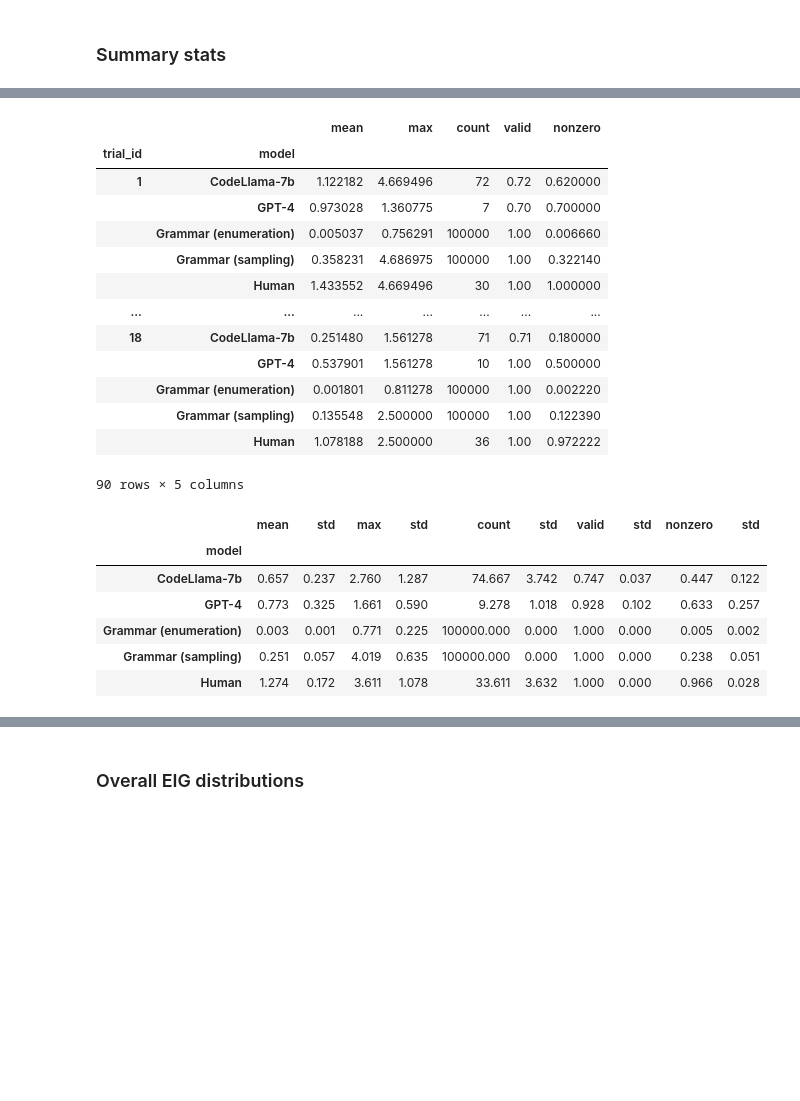
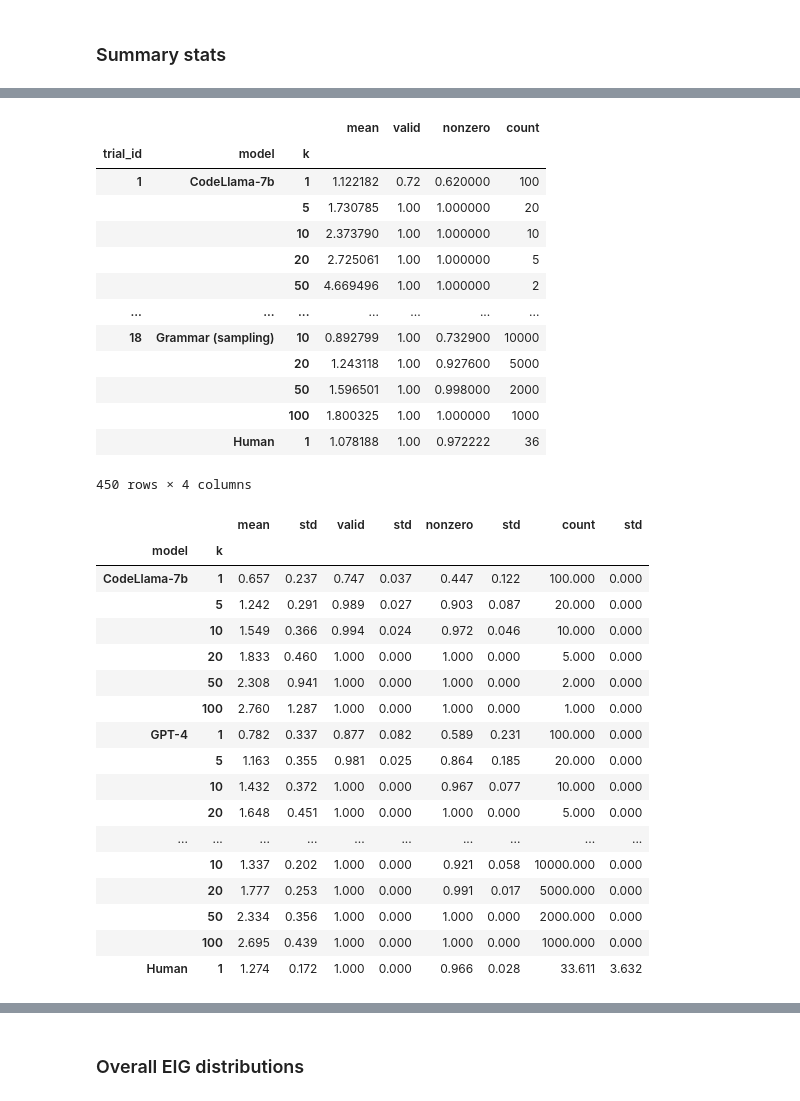
Before and after one commit to gabegrand/battleship, a Jupyter notebook: experiments/cogsci/analysis.ipynb, the cells around one changed output, grey strips where cells are left out. Drawn from its saved outputs; the diff is of its cells as text; code cells hidden in the pictures; blank space fills up the shorter version.

```diff
--- a/experiments/cogsci/analysis.ipynb
+++ b/experiments/cogsci/analysis.ipynb
@@ -71,7 +72,9 @@ df_codellama_7b
 | 1799 | 18 | Is there a ship at 3F? | (any (map (lambda x0 (== (coord x... | NaN | final | 19 | CodeLlama-7b |
 1800 rows × 7 columns
 # %%
-df_gpt4 = pd.read_csv(os.path.join(RESULTS_DIR, "gpt4-2024-01-23-21-53-34", "results.csv"))
+# df_gpt4 = pd.read_csv(os.path.join(RESULTS_DIR, "gpt4-2024-01-23-21-53-34", "results.csv"))
+df_gpt4 = pd.read_csv(os.path.join(RESULTS_DIR, "gpt4-2024-01-25-15-02-02", "results.csv"))
+
 df_gpt4["model"] = "GPT-4"
 df_gpt4
 # %% [output]
@@ -131,6 +195,8 @@ df_grammar_enumeration
 # %% [markdown]
 # Merge datasets
 # %%
-df = pd.concat([df_human, df_codellama_7b, df_gpt4, df_grammar_sampling, df_grammar_enumeration]).reset_index(drop=True)
+df = pd.concat([df_human, df_bootstrapped]).reset_index(drop=True)
+# df = pd.concat([df_human, df_codellama_7b, df_gpt4, df_grammar_sampling, df_grammar_enumeration]).reset_index(drop=True)
+df["k"] = df["k"].fillna(1).astype(int)
 df
 # %% [output]
@@ -154,9 +220,9 @@ df
 # %%
 aggregators = {
     "mean": "mean",
-    "max": "max",
-    "count": "count",
+    # "max": "max",
     "valid": lambda x: x.count() / len(x),
     "nonzero": lambda x: (x > 0).sum() / len(x),
+    "count": lambda x: len(x),
 }
 # %%
@@ -173,32 +250,43 @@ df_grouped_by_model
 # %%
-df_grouped_by_trial = df.groupby(["trial_id", "model"]).score.agg(**aggregators)
+df_grouped_by_trial = df.groupby(["trial_id", "model", "k"]).score.agg(**aggregators)
 df_grouped_by_trial
 # %% [output]
-|  |  | mean | max | count | valid | nonzero |
-| trial_id | model |  |  |  |  |  |
-| 1 | CodeLlama-7b | 1.122182 | 4.669496 | 72 | 0.72 | 0.620000 |
-|  | GPT-4 | 0.973028 | 1.360775 | 7 | 0.70 | 0.700000 |
-|  | Grammar (enumeration) | 0.005037 | 0.756291 | 100000 | 1.00 | 0.006660 |
-|  | Grammar (sampling) | 0.358231 | 4.686975 | 100000 | 1.00 | 0.322140 |
-|  | Human | 1.433552 | 4.669496 | 30 | 1.00 | 1.000000 |
+|  |  |  | mean | valid | nonzero | count |
+| trial_id | model | k |  |  |  |  |
+| 1 | CodeLlama-7b | 1 | 1.122182 | 0.72 | 0.620000 | 100 |
+|  |  | 5 | 1.730785 | 1.00 | 1.000000 | 20 |
+|  |  | 10 | 2.373790 | 1.00 | 1.000000 | 10 |
+|  |  | 20 | 2.725061 | 1.00 | 1.000000 | 5 |
+|  |  | 50 | 4.669496 | 1.00 | 1.000000 | 2 |
 | ... | ... | ... | ... | ... | ... | ... |
-| 18 | CodeLlama-7b | 0.251480 | 1.561278 | 71 | 0.71 | 0.180000 |
-|  | GPT-4 | 0.537901 | 1.561278 | 10 | 1.00 | 0.500000 |
-|  | Grammar (enumeration) | 0.001801 | 0.811278 | 100000 | 1.00 | 0.002220 |
-|  | Grammar (sampling) | 0.135548 | 2.500000 | 100000 | 1.00 | 0.122390 |
-|  | Human | 1.078188 | 2.500000 | 36 | 1.00 | 0.972222 |
+| 18 | Grammar (sampling) | 10 | 0.892799 | 1.00 | 0.732900 | 10000 |
+|  |  | 20 | 1.243118 | 1.00 | 0.927600 | 5000 |
+|  |  | 50 | 1.596501 | 1.00 | 0.998000 | 2000 |
+|  |  | 100 | 1.800325 | 1.00 | 1.000000 | 1000 |
+|  | Human | 1 | 1.078188 | 1.00 | 0.972222 | 36 |
-90 rows × 5 columns
+450 rows × 4 columns
 # %%
-df_main_results = df_grouped_by_trial.groupby(["model"])[list(aggregators.keys())].agg(["mean", "std"])
+df_main_results = df_grouped_by_trial.groupby(["model", "k"])[list(aggregators.keys())].agg(["mean", "std"])
 # flatten multiindex
 df_main_results.columns = [col[1] if col[1] == "std" else col[0] for col in df_main_results.columns]
 df_main_results = df_main_results.round(3)
 df_main_results
 # %% [output]
-|  | mean | std | max | std | count | std | valid | std | nonzero | std |
-| model |  |  |  |  |  |  |  |  |  |  |
-| CodeLlama-7b | 0.657 | 0.237 | 2.760 | 1.287 | 74.667 | 3.742 | 0.747 | 0.037 | 0.447 | 0.122 |
-| GPT-4 | 0.773 | 0.325 | 1.661 | 0.590 | 9.278 | 1.018 | 0.928 | 0.102 | 0.633 | 0.257 |
-| Grammar (enumeration) | 0.003 | 0.001 | 0.771 | 0.225 | 100000.000 | 0.000 | 1.000 | 0.000 | 0.005 | 0.002 |
-| Grammar (sampling) | 0.251 | 0.057 | 4.019 | 0.635 | 100000.000 | 0.000 | 1.000 | 0.000 | 0.238 | 0.051 |
-| Human | 1.274 | 0.172 | 3.611 | 1.078 | 33.611 | 3.632 | 1.000 | 0.000 | 0.966 | 0.028 |
+|  |  | mean | std | valid | std | nonzero | std | count | std |
+| model | k |  |  |  |  |  |  |  |  |
+| CodeLlama-7b | 1 | 0.657 | 0.237 | 0.747 | 0.037 | 0.447 | 0.122 | 100.000 | 0.000 |
+|  | 5 | 1.242 | 0.291 | 0.989 | 0.027 | 0.903 | 0.087 | 20.000 | 0.000 |
+|  | 10 | 1.549 | 0.366 | 0.994 | 0.024 | 0.972 | 0.046 | 10.000 | 0.000 |
+|  | 20 | 1.833 | 0.460 | 1.000 | 0.000 | 1.000 | 0.000 | 5.000 | 0.000 |
+|  | 50 | 2.308 | 0.941 | 1.000 | 0.000 | 1.000 | 0.000 | 2.000 | 0.000 |
+|  | 100 | 2.760 | 1.287 | 1.000 | 0.000 | 1.000 | 0.000 | 1.000 | 0.000 |
+| GPT-4 | 1 | 0.782 | 0.337 | 0.877 | 0.082 | 0.589 | 0.231 | 100.000 | 0.000 |
+|  | 5 | 1.163 | 0.355 | 0.981 | 0.025 | 0.864 | 0.185 | 20.000 | 0.000 |
+|  | 10 | 1.432 | 0.372 | 1.000 | 0.000 | 0.967 | 0.077 | 10.000 | 0.000 |
+|  | 20 | 1.648 | 0.451 | 1.000 | 0.000 | 1.000 | 0.000 | 5.000 | 0.000 |
+| ... | ... | ... | ... | ... | ... | ... | ... | ... | ... |
+|  | 10 | 1.337 | 0.202 | 1.000 | 0.000 | 0.921 | 0.058 | 10000.000 | 0.000 |
+|  | 20 | 1.777 | 0.253 | 1.000 | 0.000 | 0.991 | 0.017 | 5000.000 | 0.000 |
+|  | 50 | 2.334 | 0.356 | 1.000 | 0.000 | 1.000 | 0.000 | 2000.000 | 0.000 |
+|  | 100 | 2.695 | 0.439 | 1.000 | 0.000 | 1.000 | 0.000 | 1000.000 | 0.000 |
+| Human | 1 | 1.274 | 0.172 | 1.000 | 0.000 | 0.966 | 0.028 | 33.611 | 3.632 |
```
Also changed, not shown: parts of 19 cells of this notebook, 2 other files.
